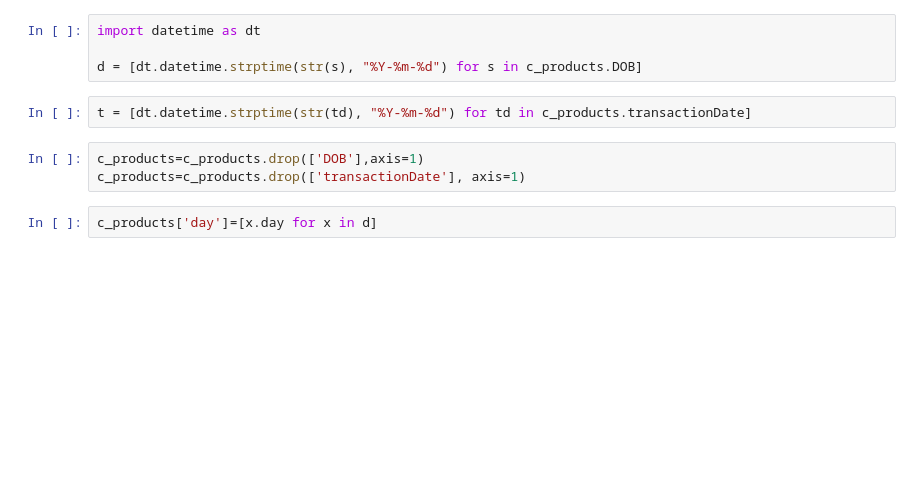
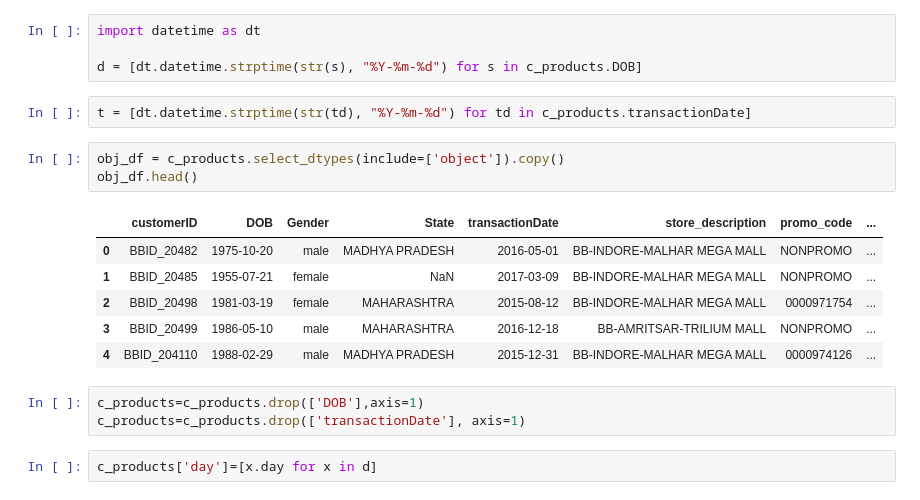
Before and after one commit to sidverma32/Machine-Learning-2017, a Jupyter notebook: Future Group Data-A-thon/clustering customers.ipynb, the cells around one changed output. Cells and saved outputs as stored; diff of their text form; blank space fills up the shorter version.

```diff
--- a/Future Group Data-A-thon/clustering customers.ipynb
+++ b/Future Group Data-A-thon/clustering customers.ipynb
@@ -28,6 +23,16 @@ import datetime as dt
 d = [dt.datetime.strptime(str(s), "%Y-%m-%d") for s in c_products.DOB]
 # %%
 t = [dt.datetime.strptime(str(td), "%Y-%m-%d") for td in c_products.transactionDate]
+# %%
+obj_df = c_products.select_dtypes(include=['object']).copy()
+obj_df.head()
+# %% [output]
+|  | customerID | DOB | Gender | State | transactionDate | store_description | promo_code | ... |
+| 0 | BBID_20482 | 1975-10-20 | male | MADHYA PRADESH | 2016-05-01 | BB-INDORE-MALHAR MEGA MALL | NONPROMO | ... |
+| 1 | BBID_20485 | 1955-07-21 | female | NaN | 2017-03-09 | BB-INDORE-MALHAR MEGA MALL | NONPROMO | ... |
+| 2 | BBID_20498 | 1981-03-19 | female | MAHARASHTRA | 2015-08-12 | BB-INDORE-MALHAR MEGA MALL | 0000971754 | ... |
+| 3 | BBID_20499 | 1986-05-10 | male | MAHARASHTRA | 2016-12-18 | BB-AMRITSAR-TRILIUM MALL | NONPROMO | ... |
+| 4 | BBID_204110 | 1988-02-29 | male | MADHYA PRADESH | 2015-12-31 | BB-INDORE-MALHAR MEGA MALL | 0000974126 | ... |
 # %%
 c_products=c_products.drop(['DOB'],axis=1)
 c_products=c_products.drop(['transactionDate'], axis=1)
```
Also changed, not shown: parts of 16 cells of this notebook, 4 other files.
